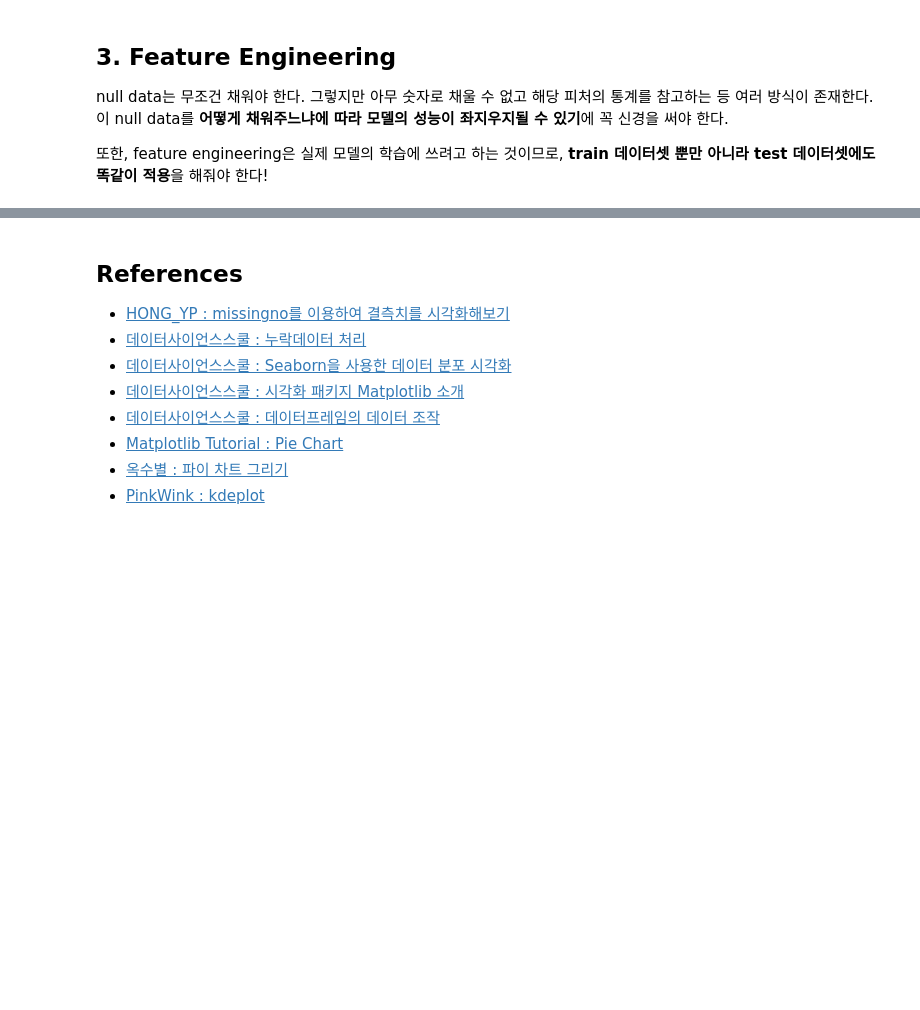
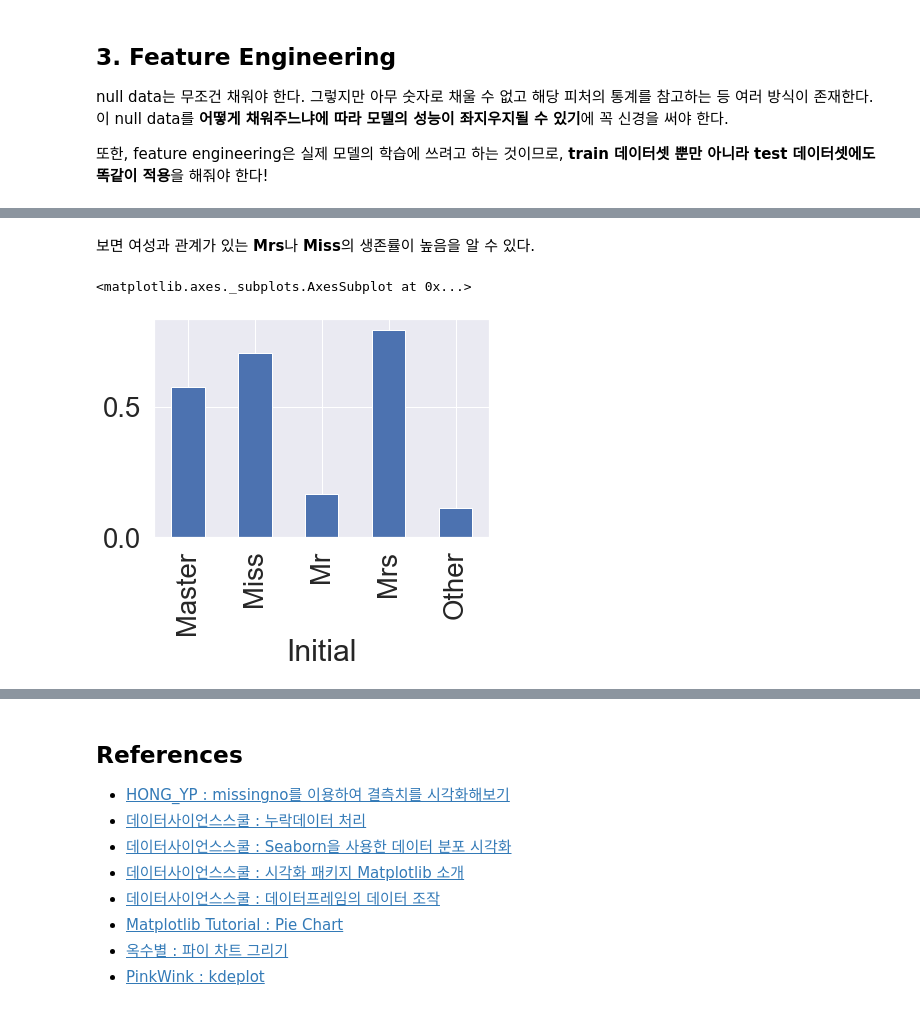
Before and after one commit to CoodingPenguin/kaggle-newbie, a Jupyter notebook: 1_titanic/1_titanic_youhanlee/1_titanic_youhanlee_2020-08-05.ipynb, the cells around one changed output, grey strips where cells are left out. Drawn from its saved outputs; the diff is of its cells as text; code cells hidden in the pictures; blank space fills up the shorter version.

```diff
--- a/1_titanic/1_titanic_youhanlee/1_titanic_youhanlee_2020-08-05.ipynb
+++ b/1_titanic/1_titanic_youhanlee/1_titanic_youhanlee_2020-08-05.ipynb
@@ -630,0 +619,4 @@ null data는 무조건 채워야 한다. 그렇지만 아무 숫자로 채울
+# %%
+# Title 추출
+df_train['Initial'] = df_train.Name.str.extract('([A-Za-z]+)\.')
+df_test['Initial'] = df_test.Name.str.extract('([A-Za-z]+)\.')
@@ -630,0 +639,5 @@ null data는 무조건 채워야 한다. 그렇지만 아무 숫자로 채울
+# %%
+df_train['Initial'].replace(['Mlle', 'Mme', 'Ms', 'Dr', 'Major', 'Lady', 'Countess', 'Jonkheer', 'Col', 'Rev', 'Capt', 'Sir', 'Don', 'Dona'], [
+                            'Miss', 'Miss', 'Miss', 'Mr', 'Mr', 'Mrs', 'Mrs', 'Other', 'Other', 'Other', 'Mr', 'Mr', 'Mr', 'Mr'], inplace=True)
+df_test['Initial'].replace(['Mlle', 'Mme', 'Ms', 'Dr', 'Major', 'Lady', 'Countess', 'Jonkheer', 'Col', 'Rev', 'Capt', 'Sir', 'Don', 'Dona'], [
+    'Miss', 'Miss', 'Miss', 'Mr', 'Mr', 'Mrs', 'Mrs', 'Other', 'Other', 'Other', 'Mr', 'Mr', 'Mr', 'Mr'], inplace=True)
@@ -630,0 +654,8 @@ null data는 무조건 채워야 한다. 그렇지만 아무 숫자로 채울
+# %% [markdown]
+보면 여성과 관계가 있는 **Mrs**나 **Miss**의 생존률이 높음을 알 수 있다.
+# %%
+# Initial과 생존률의 관계
+df_train.groupby(by='Initial')['Survived'].mean().plot.bar()
+# %% [output]
+<matplotlib.axes._subplots.AxesSubplot at 0x...>
+[figure, added]
```
Also changed, not shown: parts of 61 cells of this notebook, 1 other file.
